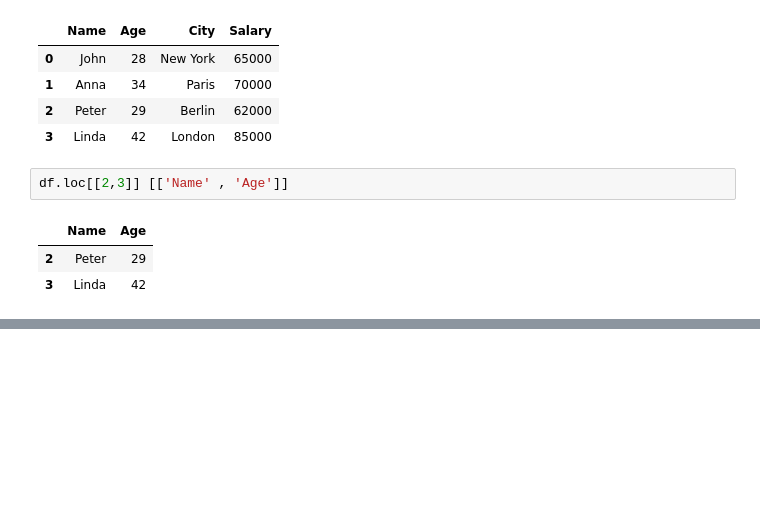
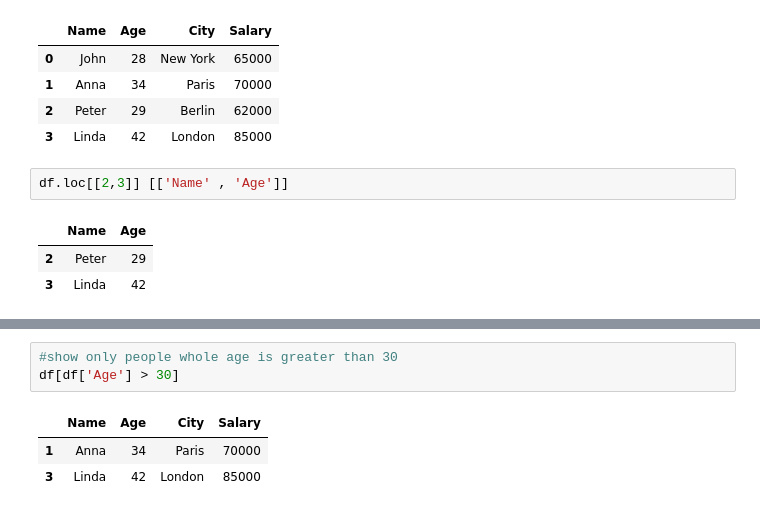
Before and after one commit to VisheshKamble/ML-Learnings, a Jupyter notebook: Pandas/pandas_dataframe.ipynb, the cells around one changed output, grey strips where cells are left out. Cells and saved outputs as stored; diff of their text form; blank space fills up the shorter version.

Commit message:
Pandas Dataframe

```diff
--- a/Pandas/pandas_dataframe.ipynb
+++ b/Pandas/pandas_dataframe.ipynb
@@ -195,0 +206,7 @@ df.loc[[2,3]] [['Name' , 'Age']]
+# %%
+#show only people whole age is greater than 30
+df[df['Age'] > 30]
+# %% [output]
+|  | Name | Age | City | Salary |
+| 1 | Anna | 34 | Paris | 70000 |
+| 3 | Linda | 42 | London | 85000 |
```
Also changed, not shown: parts of 3 cells of this notebook.
